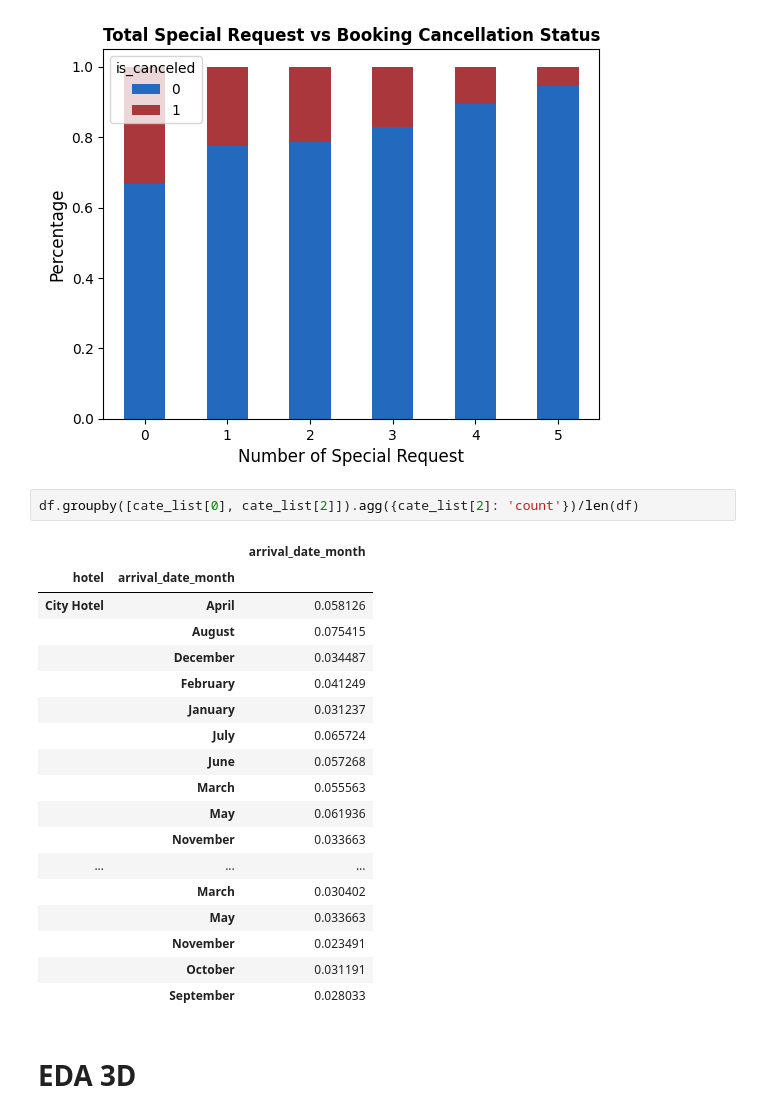
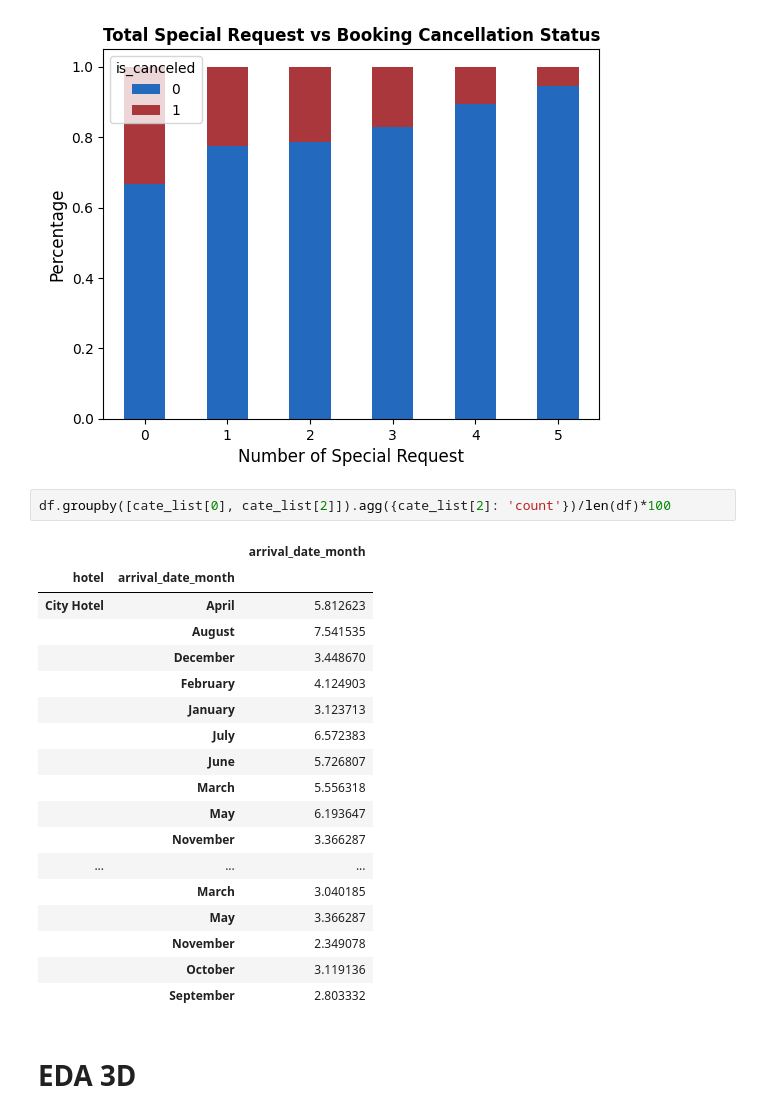
Before and after one commit to duongtruongbinh/Data-Visualization-Labs, a Jupyter notebook: Project/Project.ipynb, the cells around one changed output. Cells and saved outputs as stored; diff of their text form.

```diff
--- a/Project/Project.ipynb
+++ b/Project/Project.ipynb
@@ -481,26 +481,26 @@ plt.show()
 # %% [output]
 [figure]
 # %%
-df.groupby([cate_list[0], cate_list[2]]).agg({cate_list[2]: 'count'})/len(df)
+df.groupby([cate_list[0], cate_list[2]]).agg({cate_list[2]: 'count'})/len(df)*100
 # %% [output]
 |  |  | arrival_date_month |
 | hotel | arrival_date_month |  |
-| City Hotel | April | 0.058126 |
-|  | August | 0.075415 |
-|  | December | 0.034487 |
-|  | February | 0.041249 |
-|  | January | 0.031237 |
-|  | July | 0.065724 |
-|  | June | 0.057268 |
-|  | March | 0.055563 |
-|  | May | 0.061936 |
-|  | November | 0.033663 |
+| City Hotel | April | 5.812623 |
+|  | August | 7.541535 |
+|  | December | 3.448670 |
+|  | February | 4.124903 |
+|  | January | 3.123713 |
+|  | July | 6.572383 |
+|  | June | 5.726807 |
+|  | March | 5.556318 |
+|  | May | 6.193647 |
+|  | November | 3.366287 |
 | ... | ... | ... |
-|  | March | 0.030402 |
-|  | May | 0.033663 |
-|  | November | 0.023491 |
-|  | October | 0.031191 |
-|  | September | 0.028033 |
+|  | March | 3.040185 |
+|  | May | 3.366287 |
+|  | November | 2.349078 |
+|  | October | 3.119136 |
+|  | September | 2.803332 |
 # %% [markdown]
 # EDA 3D
 # %%
```
Also changed, not shown: parts of 2 cells of this notebook.
